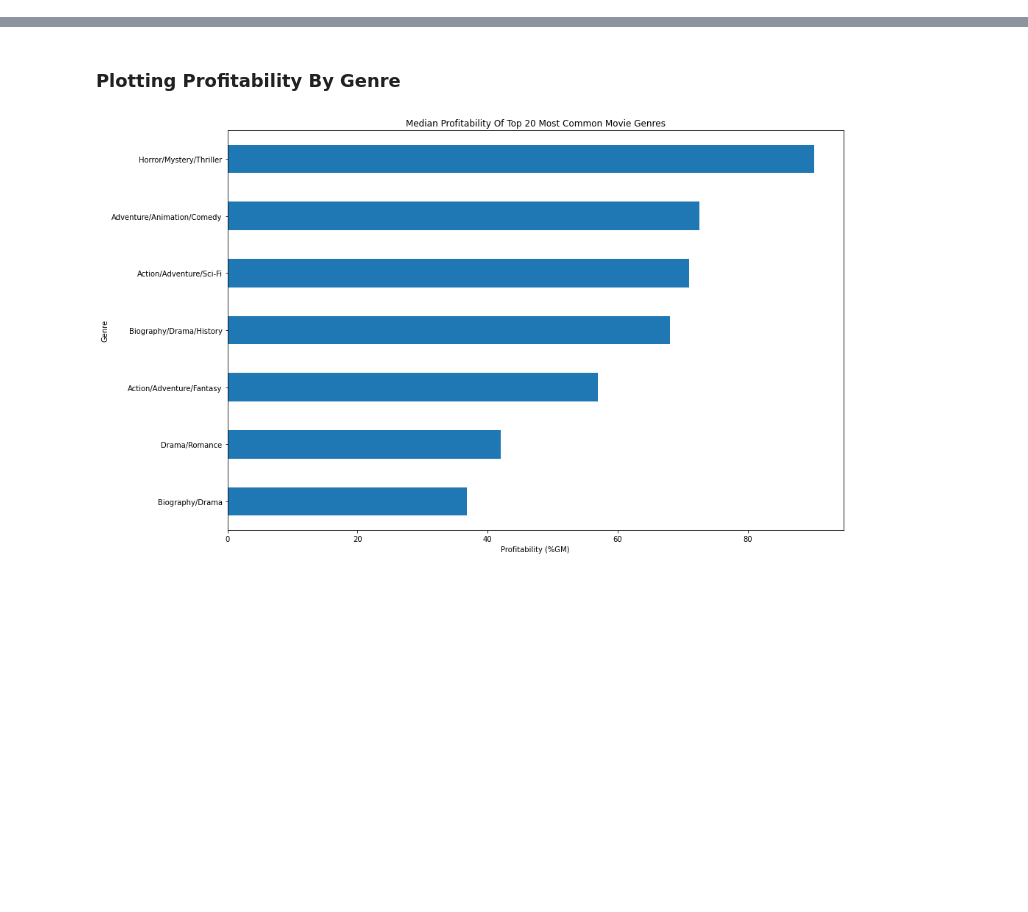
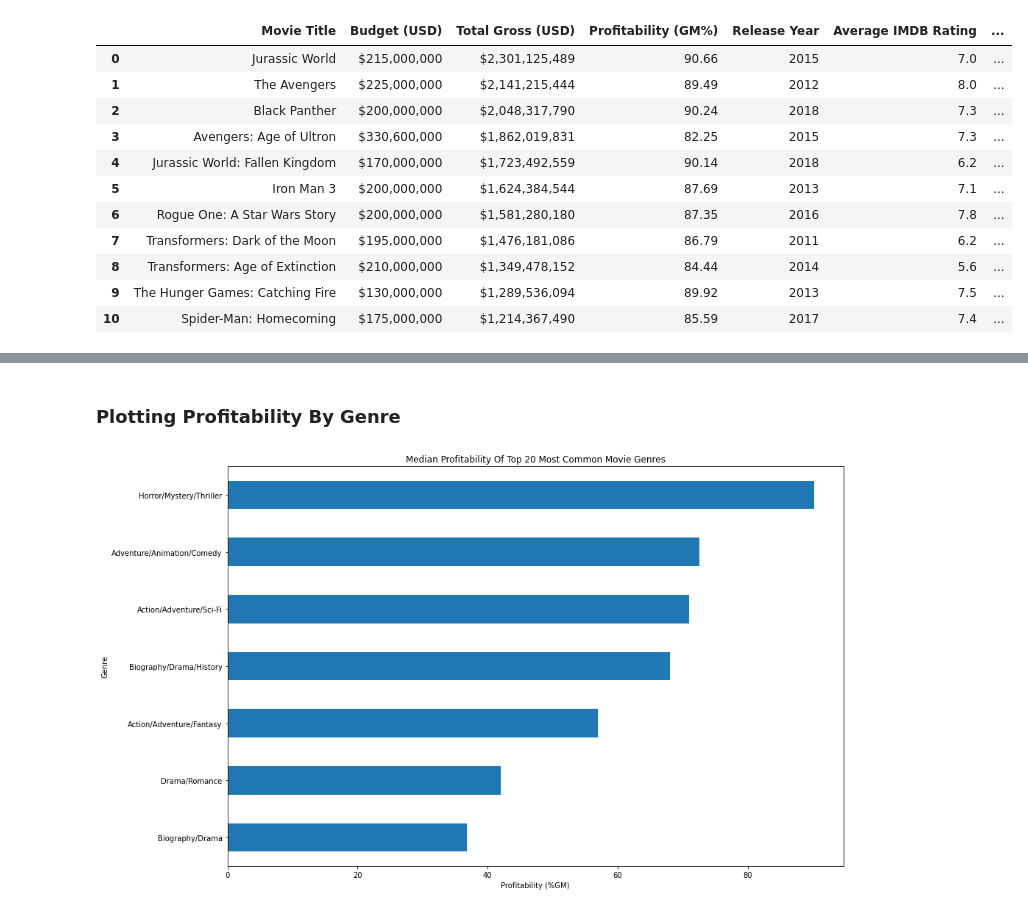
Before and after one commit to theobigdog/dsc_project_1, a Jupyter notebook: Phase1_Project.ipynb, the cells around one changed output, grey strips where cells are left out. Saved outputs shown, nothing was run; the diff lists cells and outputs as text; code cells hidden in the pictures; blank space fills up the shorter version.

```diff
--- a/Phase1_Project.ipynb
+++ b/Phase1_Project.ipynb
@@ -17,0 +21,15 @@ import sqlite3
+# %%
+pd.read_csv('data/idea1_aas.csv').loc[:10 ,'Movie Title':]
+# %% [output]
+|  | Movie Title | Budget (USD) | Total Gross (USD) | Profitability (GM%) | Release Year | Average IMDB Rating | ... |
+| 0 | Jurassic World | $215,000,000 | $2,301,125,489 | 90.66 | 2015 | 7.0 | ... |
+| 1 | The Avengers | $225,000,000 | $2,141,215,444 | 89.49 | 2012 | 8.0 | ... |
+| 2 | Black Panther | $200,000,000 | $2,048,317,790 | 90.24 | 2018 | 7.3 | ... |
+| 3 | Avengers: Age of Ultron | $330,600,000 | $1,862,019,831 | 82.25 | 2015 | 7.3 | ... |
+| 4 | Jurassic World: Fallen Kingdom | $170,000,000 | $1,723,492,559 | 90.14 | 2018 | 6.2 | ... |
+| 5 | Iron Man 3 | $200,000,000 | $1,624,384,544 | 87.69 | 2013 | 7.1 | ... |
+| 6 | Rogue One: A Star Wars Story | $200,000,000 | $1,581,280,180 | 87.35 | 2016 | 7.8 | ... |
+| 7 | Transformers: Dark of the Moon | $195,000,000 | $1,476,181,086 | 86.79 | 2011 | 6.2 | ... |
+| 8 | Transformers: Age of Extinction | $210,000,000 | $1,349,478,152 | 84.44 | 2014 | 5.6 | ... |
+| 9 | The Hunger Games: Catching Fire | $130,000,000 | $1,289,536,094 | 89.92 | 2013 | 7.5 | ... |
+| 10 | Spider-Man: Homecoming | $175,000,000 | $1,214,367,490 | 85.59 | 2017 | 7.4 | ... |
```
Also changed, not shown: parts of 9 cells of this notebook, 3 other files.
